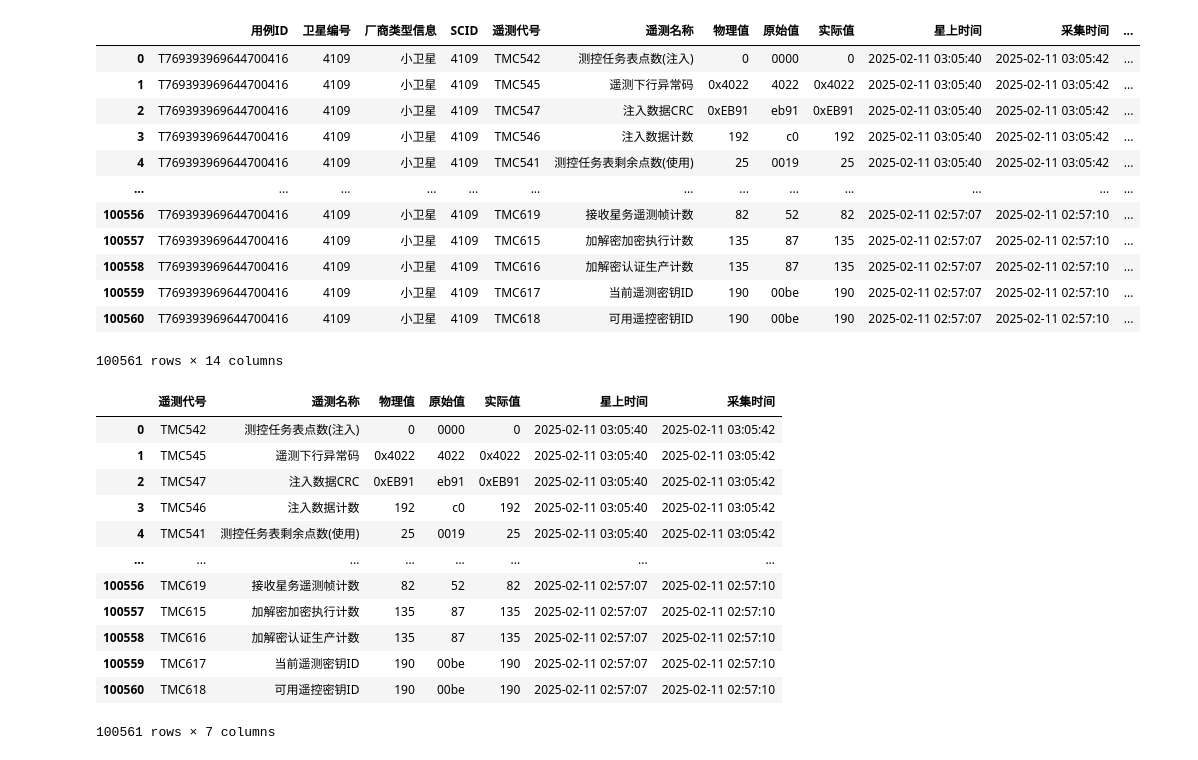
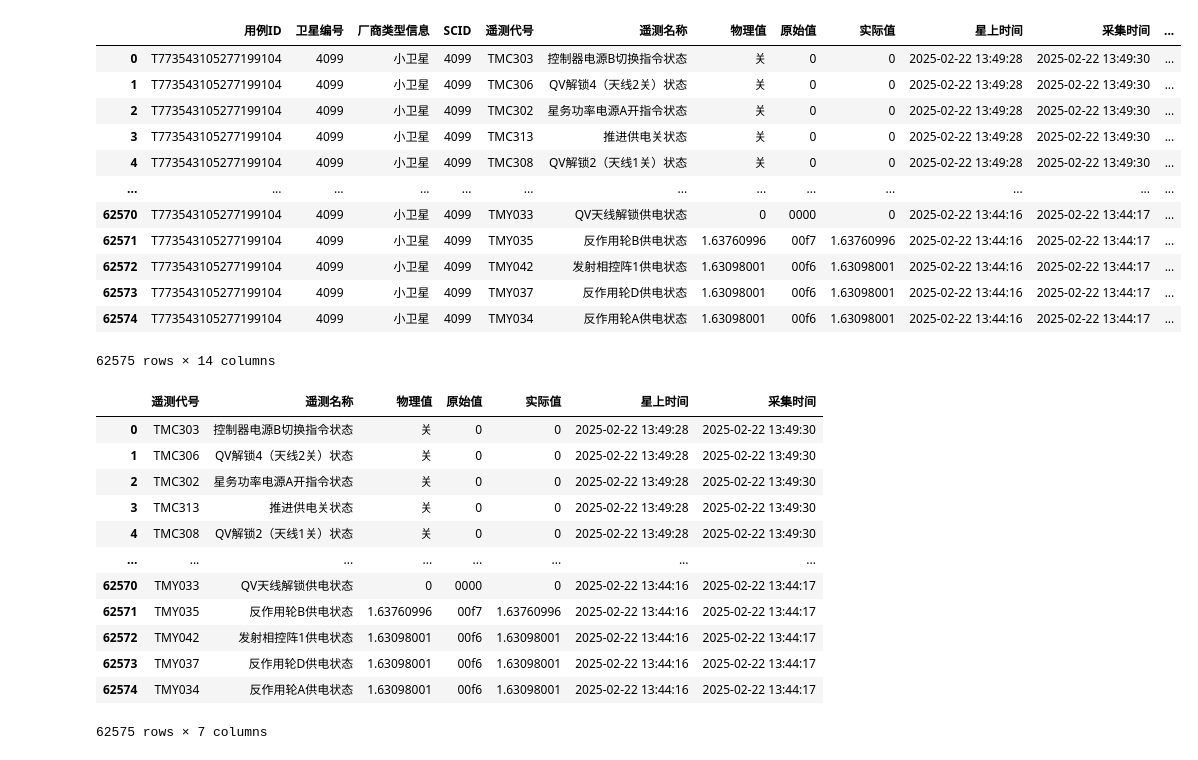
Before and after one commit to kucher-web/HealthSoftware, a Jupyter notebook: Front_end/test.ipynb, the cells around one changed output. Saved outputs shown, nothing was run; the diff lists cells and outputs as text; code cells hidden in the pictures.

```diff
--- a/Front_end/test.ipynb
+++ b/Front_end/test.ipynb
@@ -11,22 +11,22 @@ from satellite import Satellite_angle,TMK,TMO,TMZ
 from wuchafenxi0922 import wuchafenxi_py
 # %%
 # 读取数据
-df = pd.read_csv('data1.csv')
+df = pd.read_csv('data2.csv')
 df
 # %% [output]
 |  | 用例ID | 卫星编号 | 厂商类型信息 | SCID | 遥测代号 | 遥测名称 | 物理值 | 原始值 | 实际值 | 星上时间 | 采集时间 | ... |
-| 0 | T769393969644700416 | 4109 | 小卫星 | 4109 | TMC542 | 测控任务表点数(注入) | 0 | 0000 | 0 | 2025-02-11 03:05:40 | 2025-02-11 03:05:42 | ... |
-| 1 | T769393969644700416 | 4109 | 小卫星 | 4109 | TMC545 | 遥测下行异常码 | 0x4022 | 4022 | 0x4022 | 2025-02-11 03:05:40 | 2025-02-11 03:05:42 | ... |
-| 2 | T769393969644700416 | 4109 | 小卫星 | 4109 | TMC547 | 注入数据CRC | 0xEB91 | eb91 | 0xEB91 | 2025-02-11 03:05:40 | 2025-02-11 03:05:42 | ... |
-| 3 | T769393969644700416 | 4109 | 小卫星 | 4109 | TMC546 | 注入数据计数 | 192 | c0 | 192 | 2025-02-11 03:05:40 | 2025-02-11 03:05:42 | ... |
-| 4 | T769393969644700416 | 4109 | 小卫星 | 4109 | TMC541 | 测控任务表剩余点数(使用) | 25 | 0019 | 25 | 2025-02-11 03:05:40 | 2025-02-11 03:05:42 | ... |
+| 0 | T773543105277199104 | 4099 | 小卫星 | 4099 | TMC303 | 控制器电源B切换指令状态 | 关 | 0 | 0 | 2025-02-22 13:49:28 | 2025-02-22 13:49:30 | ... |
+| 1 | T773543105277199104 | 4099 | 小卫星 | 4099 | TMC306 | QV解锁4（天线2关）状态 | 关 | 0 | 0 | 2025-02-22 13:49:28 | 2025-02-22 13:49:30 | ... |
+| 2 | T773543105277199104 | 4099 | 小卫星 | 4099 | TMC302 | 星务功率电源A开指令状态 | 关 | 0 | 0 | 2025-02-22 13:49:28 | 2025-02-22 13:49:30 | ... |
+| 3 | T773543105277199104 | 4099 | 小卫星 | 4099 | TMC313 | 推进供电关状态 | 关 | 0 | 0 | 2025-02-22 13:49:28 | 2025-02-22 13:49:30 | ... |
+| 4 | T773543105277199104 | 4099 | 小卫星 | 4099 | TMC308 | QV解锁2（天线1关）状态 | 关 | 0 | 0 | 2025-02-22 13:49:28 | 2025-02-22 13:49:30 | ... |
 | ... | ... | ... | ... | ... | ... | ... | ... | ... | ... | ... | ... | ... |
-| 100556 | T769393969644700416 | 4109 | 小卫星 | 4109 | TMC619 | 接收星务遥测帧计数 | 82 | 52 | 82 | 2025-02-11 02:57:07 | 2025-02-11 02:57:10 | ... |
-| 100557 | T769393969644700416 | 4109 | 小卫星 | 4109 | TMC615 | 加解密加密执行计数 | 135 | 87 | 135 | 2025-02-11 02:57:07 | 2025-02-11 02:57:10 | ... |
-| 100558 | T769393969644700416 | 4109 | 小卫星 | 4109 | TMC616 | 加解密认证生产计数 | 135 | 87 | 135 | 2025-02-11 02:57:07 | 2025-02-11 02:57:10 | ... |
-| 100559 | T769393969644700416 | 4109 | 小卫星 | 4109 | TMC617 | 当前遥测密钥ID | 190 | 00be | 190 | 2025-02-11 02:57:07 | 2025-02-11 02:57:10 | ... |
-| 100560 | T769393969644700416 | 4109 | 小卫星 | 4109 | TMC618 | 可用遥控密钥ID | 190 | 00be | 190 | 2025-02-11 02:57:07 | 2025-02-11 02:57:10 | ... |
+| 62570 | T773543105277199104 | 4099 | 小卫星 | 4099 | TMY033 | QV天线解锁供电状态 | 0 | 0000 | 0 | 2025-02-22 13:44:16 | 2025-02-22 13:44:17 | ... |
+| 62571 | T773543105277199104 | 4099 | 小卫星 | 4099 | TMY035 | 反作用轮B供电状态 | 1.63760996 | 00f7 | 1.63760996 | 2025-02-22 13:44:16 | 2025-02-22 13:44:17 | ... |
+| 62572 | T773543105277199104 | 4099 | 小卫星 | 4099 | TMY042 | 发射相控阵1供电状态 | 1.63098001 | 00f6 | 1.63098001 | 2025-02-22 13:44:16 | 2025-02-22 13:44:17 | ... |
+| 62573 | T773543105277199104 | 4099 | 小卫星 | 4099 | TMY037 | 反作用轮D供电状态 | 1.63098001 | 00f6 | 1.63098001 | 2025-02-22 13:44:16 | 2025-02-22 13:44:17 | ... |
+| 62574 | T773543105277199104 | 4099 | 小卫星 | 4099 | TMY034 | 反作用轮A供电状态 | 1.63098001 | 00f6 | 1.63098001 | 2025-02-22 13:44:16 | 2025-02-22 13:44:17 | ... |
-100561 rows × 14 columns
+62575 rows × 14 columns
 # %%
 # 删除只有一个非重复值的列
 columns = [col for col in df.columns if df[col].nunique() > 1]
@@ -34,18 +34,18 @@ df = df[columns]
 df
 # %% [output]
 |  | 遥测代号 | 遥测名称 | 物理值 | 原始值 | 实际值 | 星上时间 | 采集时间 |
-| 0 | TMC542 | 测控任务表点数(注入) | 0 | 0000 | 0 | 2025-02-11 03:05:40 | 2025-02-11 03:05:42 |
-| 1 | TMC545 | 遥测下行异常码 | 0x4022 | 4022 | 0x4022 | 2025-02-11 03:05:40 | 2025-02-11 03:05:42 |
-| 2 | TMC547 | 注入数据CRC | 0xEB91 | eb91 | 0xEB91 | 2025-02-11 03:05:40 | 2025-02-11 03:05:42 |
-| 3 | TMC546 | 注入数据计数 | 192 | c0 | 192 | 2025-02-11 03:05:40 | 2025-02-11 03:05:42 |
-| 4 | TMC541 | 测控任务表剩余点数(使用) | 25 | 0019 | 25 | 2025-02-11 03:05:40 | 2025-02-11 03:05:42 |
+| 0 | TMC303 | 控制器电源B切换指令状态 | 关 | 0 | 0 | 2025-02-22 13:49:28 | 2025-02-22 13:49:30 |
+| 1 | TMC306 | QV解锁4（天线2关）状态 | 关 | 0 | 0 | 2025-02-22 13:49:28 | 2025-02-22 13:49:30 |
+| 2 | TMC302 | 星务功率电源A开指令状态 | 关 | 0 | 0 | 2025-02-22 13:49:28 | 2025-02-22 13:49:30 |
+| 3 | TMC313 | 推进供电关状态 | 关 | 0 | 0 | 2025-02-22 13:49:28 | 2025-02-22 13:49:30 |
+| 4 | TMC308 | QV解锁2（天线1关）状态 | 关 | 0 | 0 | 2025-02-22 13:49:28 | 2025-02-22 13:49:30 |
 | ... | ... | ... | ... | ... | ... | ... | ... |
-| 100556 | TMC619 | 接收星务遥测帧计数 | 82 | 52 | 82 | 2025-02-11 02:57:07 | 2025-02-11 02:57:10 |
-| 100557 | TMC615 | 加解密加密执行计数 | 135 | 87 | 135 | 2025-02-11 02:57:07 | 2025-02-11 02:57:10 |
-| 100558 | TMC616 | 加解密认证生产计数 | 135 | 87 | 135 | 2025-02-11 02:57:07 | 2025-02-11 02:57:10 |
-| 100559 | TMC617 | 当前遥测密钥ID | 190 | 00be | 190 | 2025-02-11 02:57:07 | 2025-02-11 02:57:10 |
-| 100560 | TMC618 | 可用遥控密钥ID | 190 | 00be | 190 | 2025-02-11 02:57:07 | 2025-02-11 02:57:10 |
+| 62570 | TMY033 | QV天线解锁供电状态 | 0 | 0000 | 0 | 2025-02-22 13:44:16 | 2025-02-22 13:44:17 |
+| 62571 | TMY035 | 反作用轮B供电状态 | 1.63760996 | 00f7 | 1.63760996 | 2025-02-22 13:44:16 | 2025-02-22 13:44:17 |
+| 62572 | TMY042 | 发射相控阵1供电状态 | 1.63098001 | 00f6 | 1.63098001 | 2025-02-22 13:44:16 | 2025-02-22 13:44:17 |
+| 62573 | TMY037 | 反作用轮D供电状态 | 1.63098001 | 00f6 | 1.63098001 | 2025-02-22 13:44:16 | 2025-02-22 13:44:17 |
+| 62574 | TMY034 | 反作用轮A供电状态 | 1.63098001 | 00f6 | 1.63098001 | 2025-02-22 13:44:16 | 2025-02-22 13:44:17 |
-100561 rows × 7 columns
+62575 rows × 7 columns
 # %%
 # 把遥测代号和遥测名称合并，用于后续的图表展示
 df['遥测'] = df['遥测代号'] + '_' + df['遥测名称']
```
Also changed, not shown: parts of 8 cells of this notebook, 5 other files.
